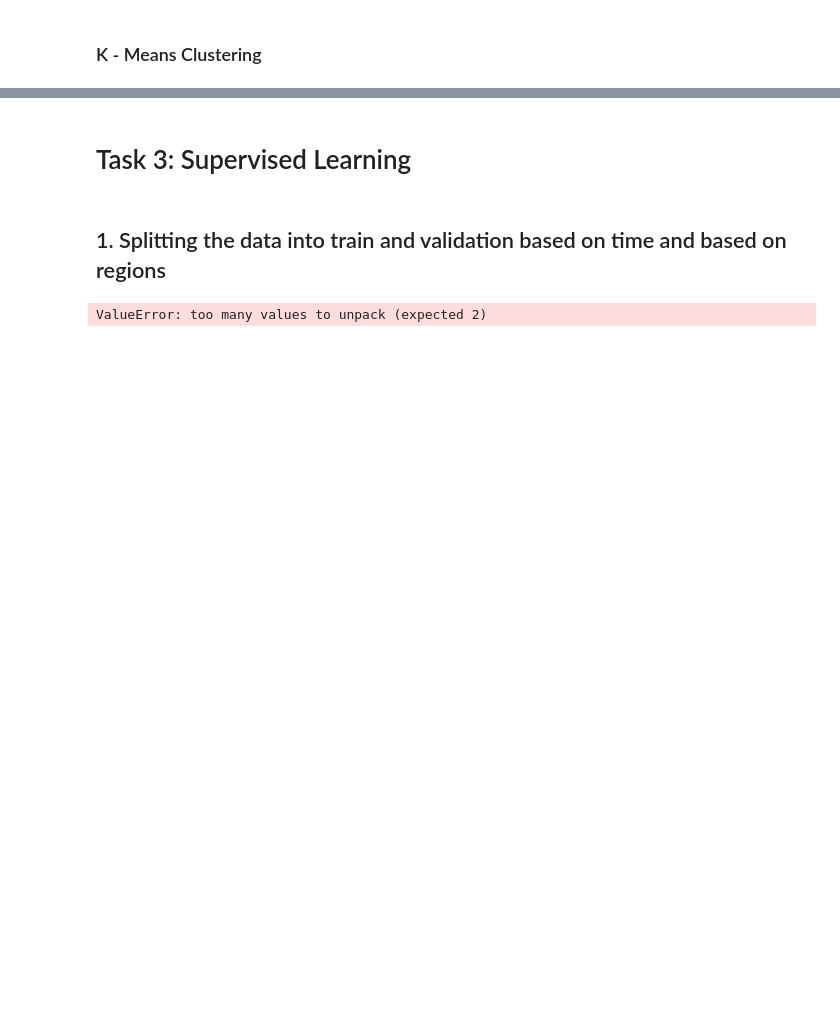
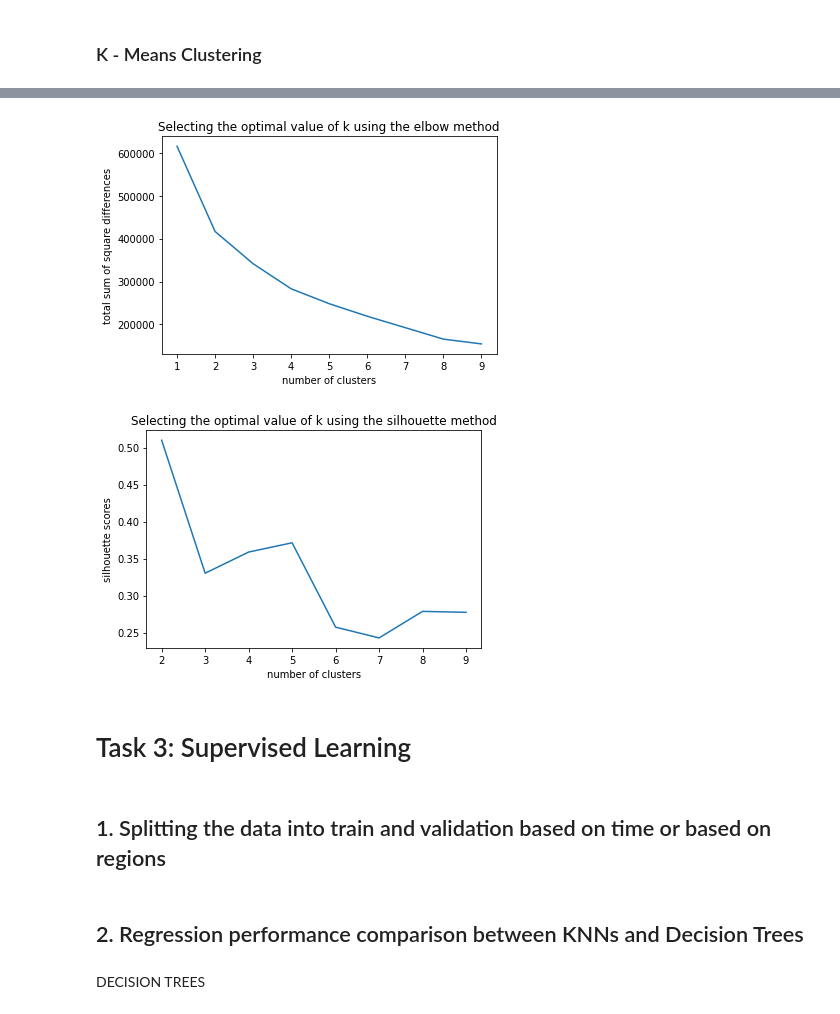
Before and after one commit to lfy05/Covid-19-Search-Trend-ML, a Jupyter notebook: Assignment1.ipynb, the cells around one changed output, grey strips where cells are left out. Cells and saved outputs as stored; diff of their text form; code cells hidden in the pictures; blank space fills up the shorter version.

```diff
--- a/Assignment1.ipynb
+++ b/Assignment1.ipynb
@@ -362,6 +339,6 @@ plt.show()
 # %%
-# choose 3 based on the silhouette and the elbow method
-kmeans = KMeans(n_clusters = 3, n_init = 30, init = 'k-means++')
+# choose 2 based on the silhouette and the elbow method
+kmeans = KMeans(n_clusters = 2, n_init = 30, init = 'k-means++')
 prediction = kmeans.fit_predict(searchTrendDataPCA)
 # %%
 plt.scatter(searchTrendDataPCA[:,0], searchTrendDataPCA[:,1], c=prediction, alpha=0.5)
@@ -371,11 +348,36 @@ plt.scatter(searchTrendDataPCA[:,0], searchTrendDataPCA[:,1], c=prediction, alph
+# %%
+## K-Means on raw data
+
+from sklearn.cluster import KMeans
+from sklearn.metrics import silhouette_score
+#print(searchTrendDataPCA.shape)
+
+inertia_values = []
+sil_scores = []
+
+for val in range(1,10):
+    kmeans = KMeans(n_clusters = val, n_init = 30, init = 'k-means++')
+    kmeans.fit(searchTrendDataEncoded)
+    inertia_values.append(kmeans.inertia_)
+    if val >= 2:
+        sil_scores.append(silhouette_score(searchTrendDataEncoded, kmeans.labels_))
+
+plt.plot(range(1,10), inertia_values)
+plt.title('Selecting the optimal value of k using the elbow method')
+plt.xlabel('number of clusters')
+plt.ylabel('total sum of square differences')
+plt.show()
+
+plt.figure()
+plt.plot(range(2,10), sil_scores)
+plt.title('Selecting the optimal value of k using the silhouette method')
+plt.xlabel('number of clusters')
+plt.ylabel('silhouette scores')
+plt.show()
+# %% [output]
+[figure, added]
+[figure, added]
 # %% [markdown]
 # Task 3: Supervised Learning
 # %% [markdown]
-## 1. Splitting the data into train and validation based on time and based on regions
+## 1. Splitting the data into train and validation based on time or based on regions
-# %%
-gss = GroupShuffleSplit(n_splits = 5, train_size = 0.8)
-## split by region
-training_indices, validation_indicies = gss.split(mergedData, groups = mergedData['open_covid_region_code'])
-training_indices
-# %% [output]
-ValueError: too many values to unpack (expected 2)
@@ -381,0 +395,4 @@ ValueError: too many values to unpack (expected 2)
+# %% [markdown]
+## 2. Regression performance comparison between KNNs and Decision Trees
+# %% [markdown]
+DECISION TREES
```
Also changed, not shown: parts of 23 cells of this notebook.
